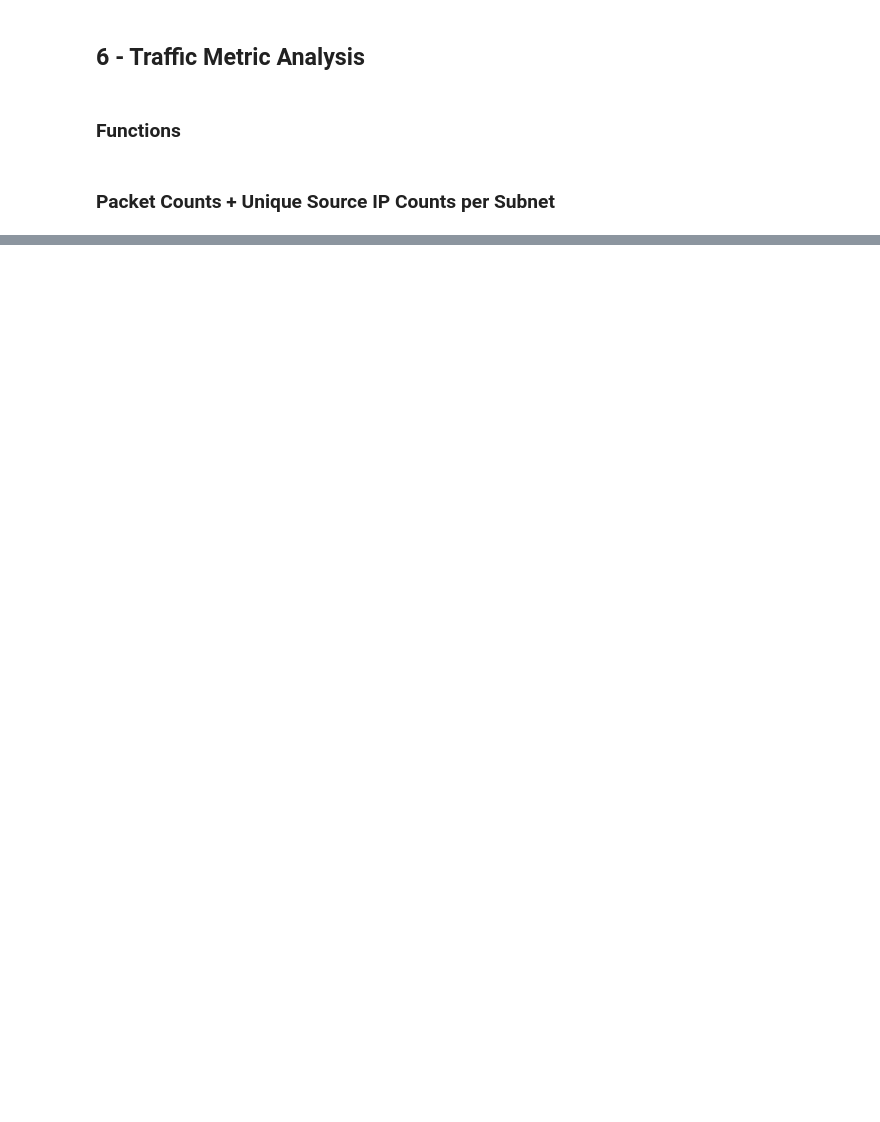
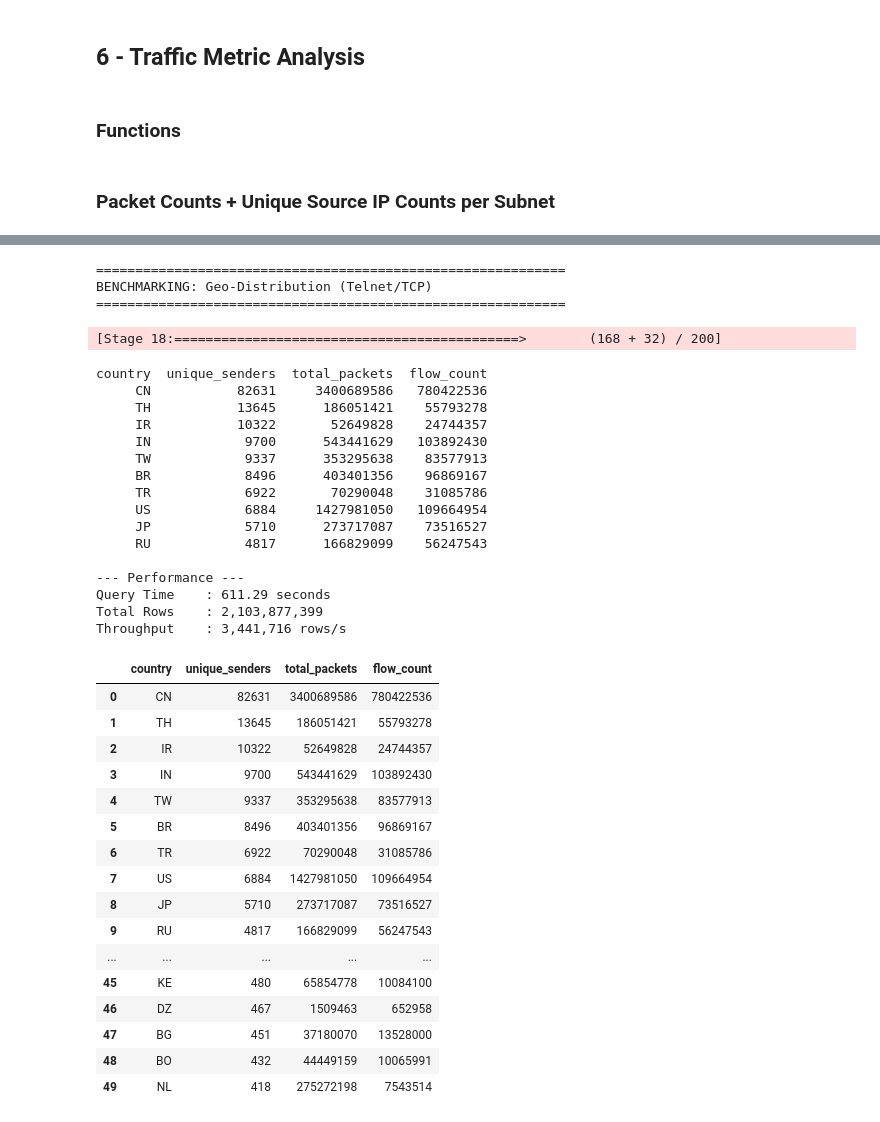
Before and after one commit to CAIDA/telescope_expanse_tutorial, a Jupyter notebook: example_notebooks/flowtuple_example.ipynb, the cells around one changed output, grey strips where cells are left out. Cells and saved outputs as stored; diff of their text form; code cells hidden in the pictures; blank space fills up the shorter version.

```diff
--- a/example_notebooks/flowtuple_example.ipynb
+++ b/example_notebooks/flowtuple_example.ipynb
@@ -510,0 +767,48 @@ resultasn
+# %%
+# Query 4: Sorted Countries by unique sender counts on TCP/23
+q4_df = spark_df.filter((F.col("protocol") == 6) & (F.col("dst_port") == 23) & (F.col("netacq_country") != '')) \
+    .groupBy(F.col("netacq_country").alias("country")).agg(
+        F.countDistinct("src_ip").alias("unique_senders"),
+        F.sum("packet_cnt").alias("total_packets"),
+        F.count("*").alias("flow_count")
+    ).orderBy(F.col("unique_senders").desc()).limit(50)
+
+benchmark_query(q4_df, "Geo-Distribution (Telnet/TCP)")
+# %% [output]
+============================================================
+BENCHMARKING: Geo-Distribution (Telnet/TCP)
+============================================================
+[Stage 18:============================================>        (168 + 32) / 200]
+country  unique_senders  total_packets  flow_count
+     CN           82631     3400689586   780422536
+     TH           13645      186051421    55793278
+     IR           10322       52649828    24744357
+     IN            9700      543441629   103892430
+     TW            9337      353295638    83577913
+     BR            8496      403401356    96869167
+     TR            6922       70290048    31085786
+     US            6884     1427981050   109664954
+     JP            5710      273717087    73516527
+     RU            4817      166829099    56247543
+
+--- Performance ---
+Query Time    : 611.29 seconds
+Total Rows    : 2,103,877,399
+Throughput    : 3,441,716 rows/s
+|  | country | unique_senders | total_packets | flow_count |
+| 0 | CN | 82631 | 3400689586 | 780422536 |
+| 1 | TH | 13645 | 186051421 | 55793278 |
+| 2 | IR | 10322 | 52649828 | 24744357 |
+| 3 | IN | 9700 | 543441629 | 103892430 |
+| 4 | TW | 9337 | 353295638 | 83577913 |
+| 5 | BR | 8496 | 403401356 | 96869167 |
+| 6 | TR | 6922 | 70290048 | 31085786 |
+| 7 | US | 6884 | 1427981050 | 109664954 |
+| 8 | JP | 5710 | 273717087 | 73516527 |
+| 9 | RU | 4817 | 166829099 | 56247543 |
+| ... | ... | ... | ... | ... |
+| 45 | KE | 480 | 65854778 | 10084100 |
+| 46 | DZ | 467 | 1509463 | 652958 |
+| 47 | BG | 451 | 37180070 | 13528000 |
+| 48 | BO | 432 | 44449159 | 10065991 |
+| 49 | NL | 418 | 275272198 | 7543514 |
```
Also changed, not shown: parts of 40 cells of this notebook, 3 other files.
